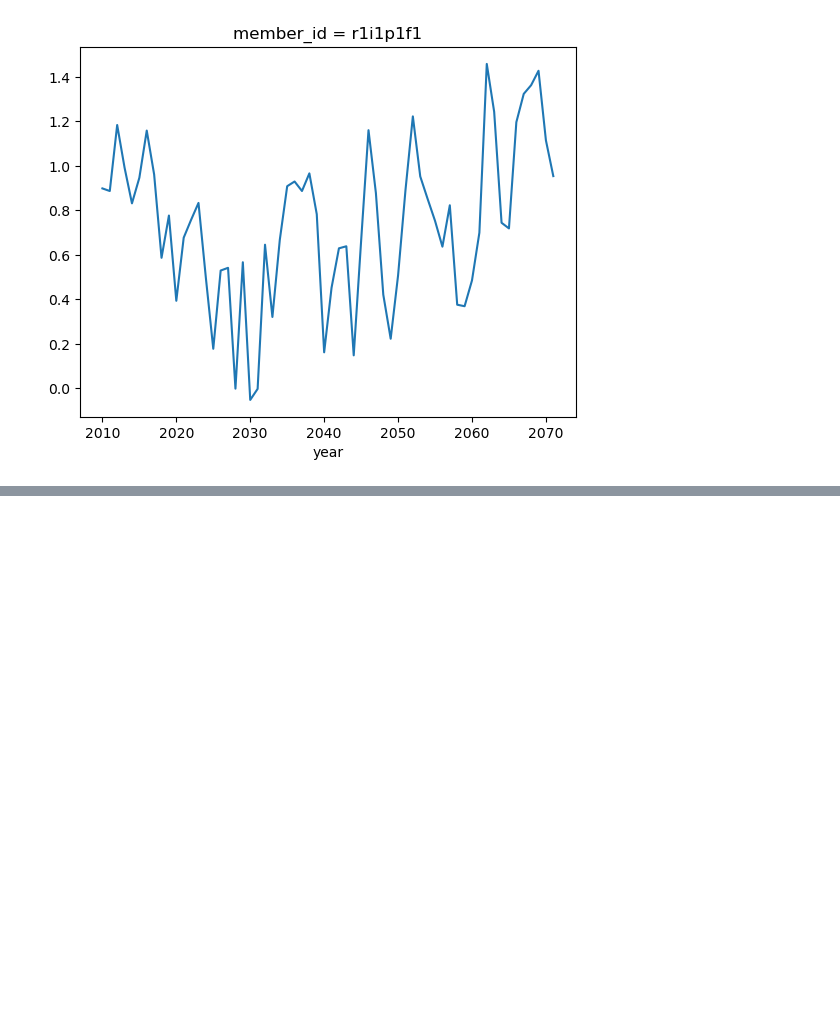
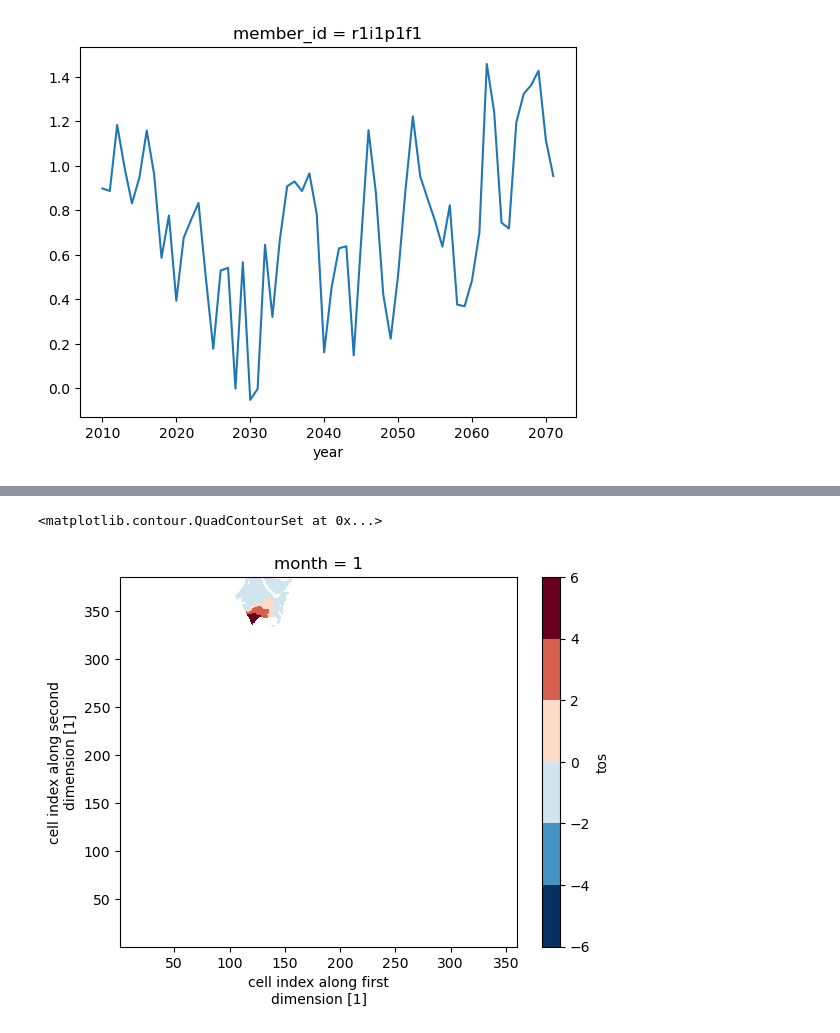
Before and after one commit to eScience-course/Tjaernoe2022-group6, a Jupyter notebook: notebooks/Ada/regional_averages.ipynb, the cells around one changed output, grey strips where cells are left out. Cells and saved outputs as stored; diff of their text form; code cells hidden in the pictures; blank space fills up the shorter version.

```diff
--- a/notebooks/Ada/regional_averages.ipynb
+++ b/notebooks/Ada/regional_averages.ipynb
@@ -467,3 +411,6 @@ BSsst.plot(x='year')
 # %% [output]
 [<matplotlib.lines.Line2D at 0x...>]
 [figure]
+# %%
+da_monthly = ds.tos.groupby('time.month').mean(dim='time')
+da_monthly
@@ -469,0 +463,6 @@ BSsst.plot(x='year')
+# %%
+BS_monthly = da_monthly.where((da.latitude>=65.9) & (da.latitude<=81.9) & (da.longitude <= 68.6)  & (da.longitude >= 16.6))
+BS_monthly.sel(month = 1).plot.contourf()
+# %% [output]
+<matplotlib.contour.QuadContourSet at 0x...>
+[figure, added]
```
Also changed, not shown: parts of 3 cells of this notebook.
